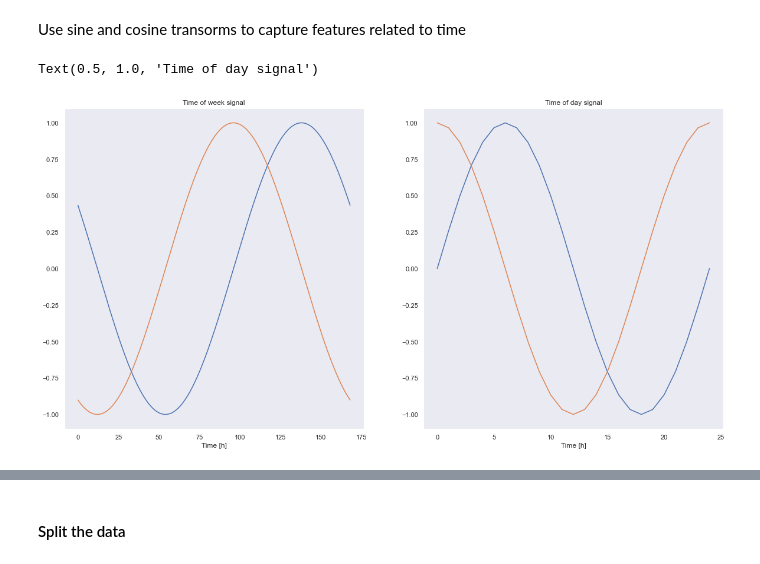
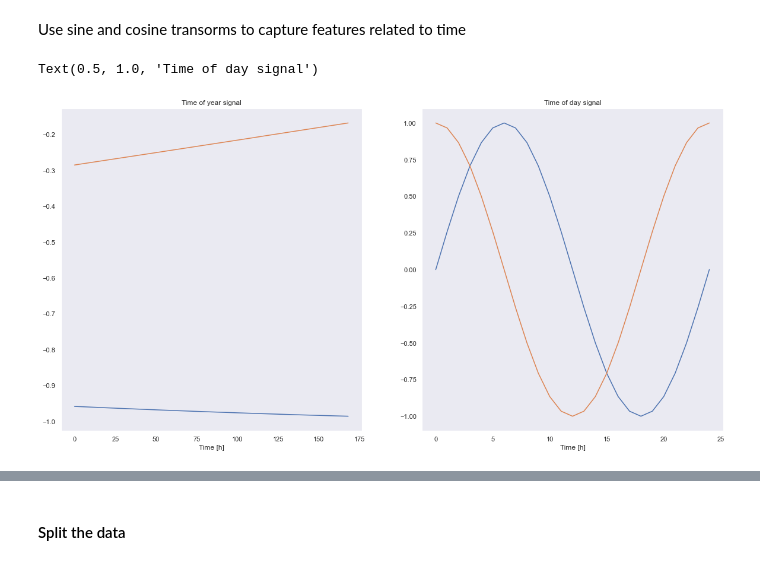
Before and after one commit to singhshraddha/ss-iotfunctions, a Jupyter notebook: notebooks/CognioForecastingKeras-RNN.ipynb, the cells around one changed output, grey strips where cells are left out. Drawn from its saved outputs; the diff is of its cells as text; code cells hidden in the pictures.

```diff
--- a/notebooks/CognioForecastingKeras-RNN.ipynb
+++ b/notebooks/CognioForecastingKeras-RNN.ipynb
@@ -82,3 +87,15 @@ sns.lineplot(x='DATETIME', y='KW', data=df[-24*24:])
+# %%
+# run this cell to remove Monday 9AM
+def monday_9_am(row, col_name=timestampcolumn):
+    if row[col_name].weekday() == 0 and row[col_name].hour == 9:
+        return np.nan
+    else:
+        return True
+
+#removes monday 9 am data
+df.loc[:, ('not_monday_9_am')] = df.apply(lambda row: monday_9_am(row), axis=1)
+df = df.dropna()
+df.drop(columns=['not_monday_9_am'], inplace=True)
 # %% [markdown]
 Let's take a glance at the data. Here are the first few rows:
 # %%
@@ -182,23 +199,23 @@ year = (365.2425)*day # number of seconds in a year
 
 df_freq['Day sin'] = np.sin(timestamp_s * (2 * np.pi / day))
 df_freq['Day cos'] = np.cos(timestamp_s * (2 * np.pi / day))
-df_freq['Week sin'] = np.sin(timestamp_s * (2 * np.pi / week))
-df_freq['Week cos'] = np.cos(timestamp_s * (2 * np.pi / week))
+# df_freq['Week sin'] = np.sin(timestamp_s * (2 * np.pi / week))
+# df_freq['Week cos'] = np.cos(timestamp_s * (2 * np.pi / week))
 df_freq['Year sin'] = np.sin(timestamp_s * (2 * np.pi / year))
 df_freq['Year cos'] = np.cos(timestamp_s * (2 * np.pi / year))
 # %%
 # using the variable axs for multiple Axes
 fig, (ax1, ax2) = plt.subplots(1, 2)
 
-ax1.plot(np.array(df_freq['Week sin'])[:24*7+1])
-ax1.plot(np.array(df_freq['Week cos'])[:24*7+1])
+ax1.plot(np.array(df_freq['Year sin'])[:24*7+1])
+ax1.plot(np.array(df_freq['Year cos'])[:24*7+1])
 ax1.set_xlabel('Time [h]')
-ax1.set_title('Time of week signal')
+ax1.set_title('Time of year signal')
 
 ax2.plot(np.array(df_freq['Day sin'])[:25])
 ax2.plot(np.array(df_freq['Day cos'])[:25])
 ax2.set_xlabel('Time [h]')
 ax2.set_title('Time of day signal')
 # %% [output]
 Text(0.5, 1.0, 'Time of day signal')
-[figure, old version]
+[figure, new version]
```
Also changed, not shown: parts of 35 cells of this notebook, 2 other files.
